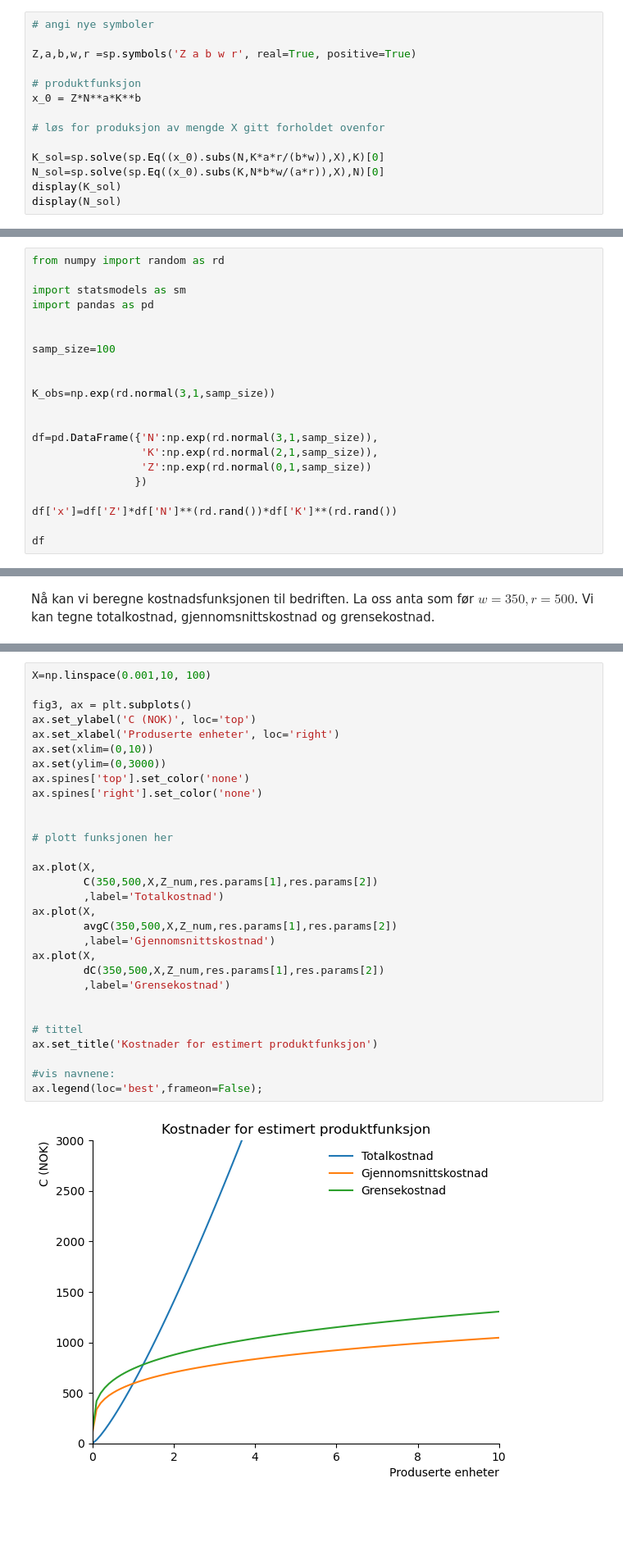
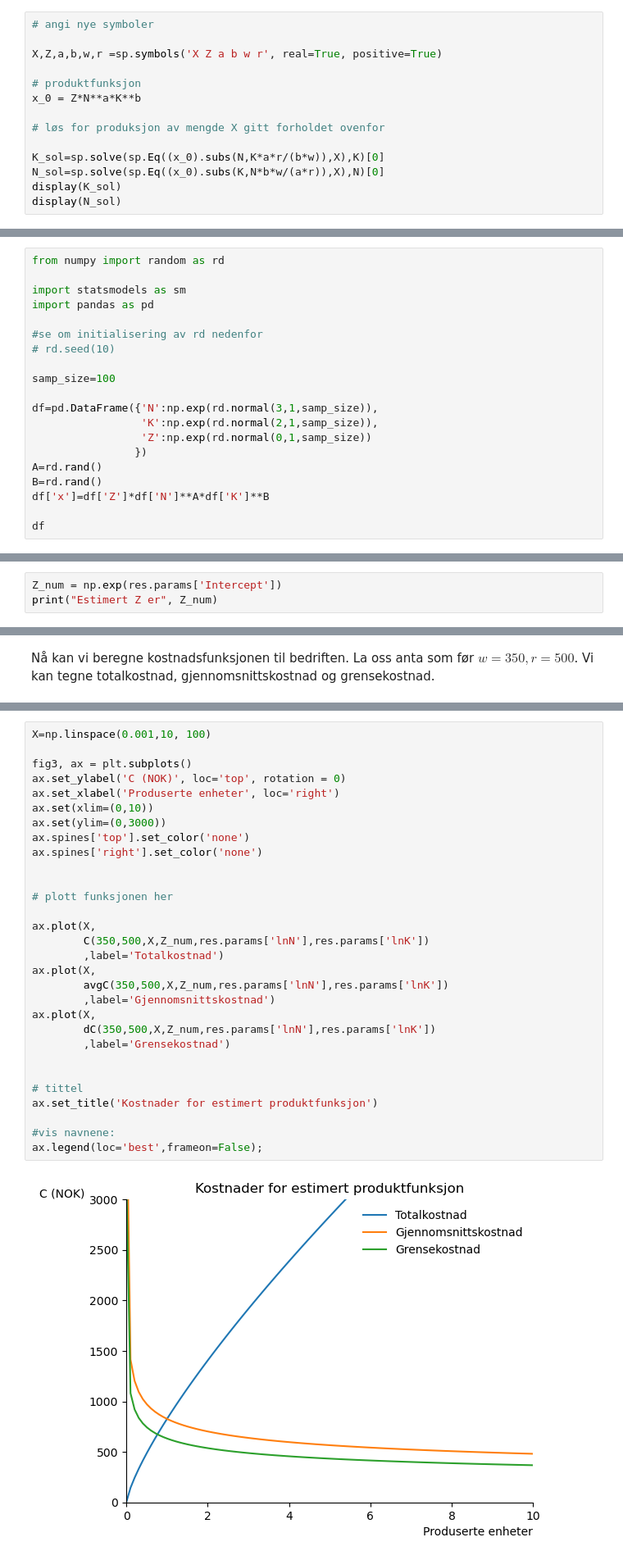
Before and after one commit to uit-sok-1006-v25/sok_1006_notater_v25, a Jupyter notebook: notater forelesning 12.ipynb, the cells around one changed output, grey strips where cells are left out. Shown at 82% size. Cells and saved outputs as stored; diff of their text form; blank space fills up the shorter version.

```diff
--- a/notater forelesning 12.ipynb
+++ b/notater forelesning 12.ipynb
@@ -196,7 +205,7 @@ Ved å bruke fremgangsmåten og koden ovenfor kan vi vise at likning (1) innebæ
 # %%
 # angi nye symboler
 
-Z,a,b,w,r =sp.symbols('Z a b w r', real=True, positive=True)
+X,Z,a,b,w,r =sp.symbols('X Z a b w r', real=True, positive=True)
 
 # produktfunksjon
 x_0 = Z*N**a*K**b
@@ -235,19 +244,18 @@ from numpy import random as rd
 import statsmodels as sm
 import pandas as pd
 
+#se om initialisering av rd nedenfor
+# rd.seed(10)
 
 samp_size=100
-
-
-K_obs=np.exp(rd.normal(3,1,samp_size))
-
 
 df=pd.DataFrame({'N':np.exp(rd.normal(3,1,samp_size)),
                  'K':np.exp(rd.normal(2,1,samp_size)),
                  'Z':np.exp(rd.normal(0,1,samp_size))
                 })
-
-df['x']=df['Z']*df['N']**(rd.rand())*df['K']**(rd.rand())
+A=rd.rand()
+B=rd.rand()
+df['x']=df['Z']*df['N']**A*df['K']**B
 
 df
 # %% [output]
@@ -327,0 +331,3 @@ Estimert Z er 1.2352824036838375
+# %%
+Z_num = np.exp(res.params['Intercept'])
+print("Estimert Z er", Z_num)
@@ -366,35 +374,35 @@ print(dC(350,500,X,Z_num,res.params[1],res.params[2]))
 # %%
 X=np.linspace(0.001,10, 100)
 
 fig3, ax = plt.subplots()
-ax.set_ylabel('C (NOK)', loc='top')
+ax.set_ylabel('C (NOK)', loc='top', rotation = 0)
 ax.set_xlabel('Produserte enheter', loc='right')
 ax.set(xlim=(0,10))
 ax.set(ylim=(0,3000))
 ax.spines['top'].set_color('none')
 ax.spines['right'].set_color('none')
 
 
 # plott funksjonen her
 
 ax.plot(X,
-        C(350,500,X,Z_num,res.params[1],res.params[2])
+        C(350,500,X,Z_num,res.params['lnN'],res.params['lnK'])
         ,label='Totalkostnad')
 ax.plot(X,
-        avgC(350,500,X,Z_num,res.params[1],res.params[2])
+        avgC(350,500,X,Z_num,res.params['lnN'],res.params['lnK'])
         ,label='Gjennomsnittskostnad')
 ax.plot(X,
-        dC(350,500,X,Z_num,res.params[1],res.params[2])
+        dC(350,500,X,Z_num,res.params['lnN'],res.params['lnK'])
         ,label='Grensekostnad')
 
 
 # tittel
 ax.set_title('Kostnader for estimert produktfunksjon')
 
 #vis navnene:
 ax.legend(loc='best',frameon=False);
 # %% [output]
-[figure, old version]
+[figure, new version]
 # %% [markdown]
 **Oppgave**
 
```
Also changed, not shown: parts of 24 cells of this notebook.
